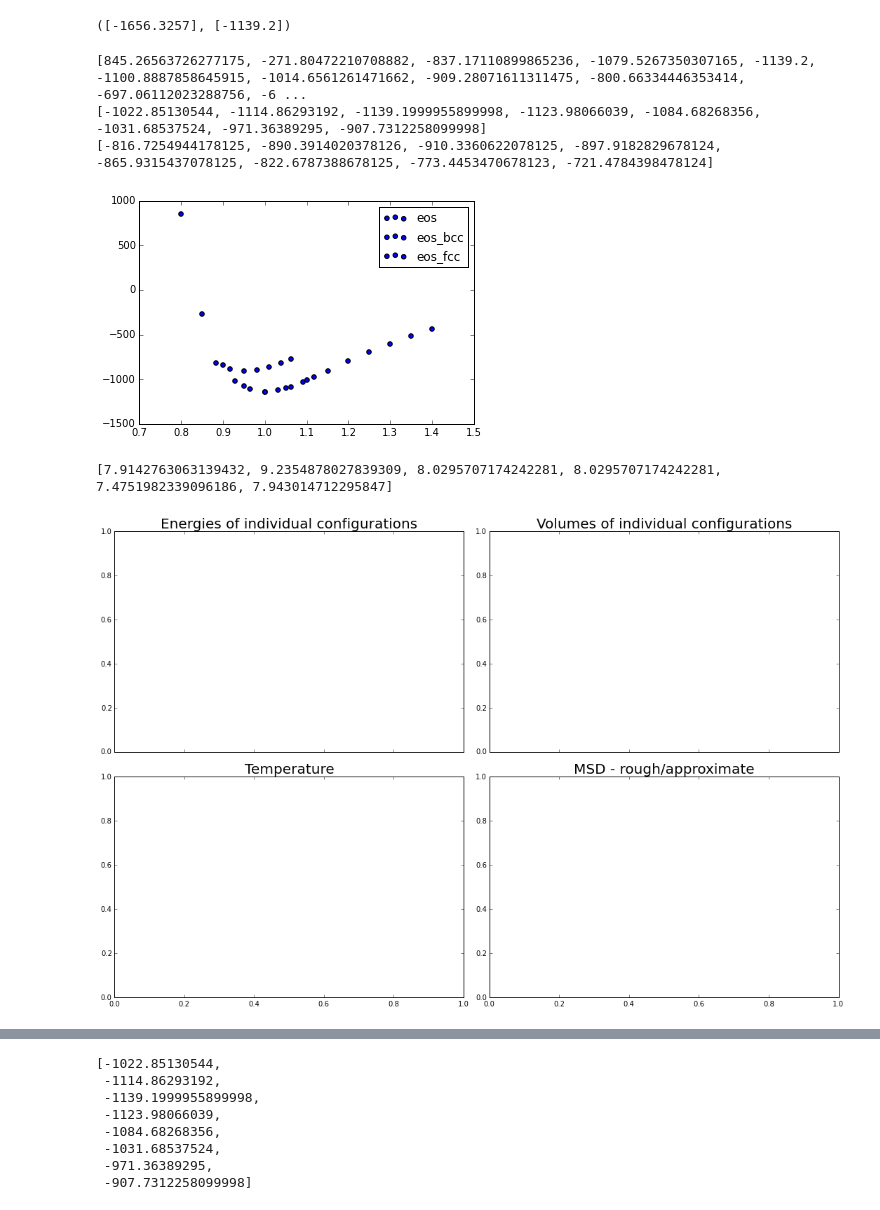
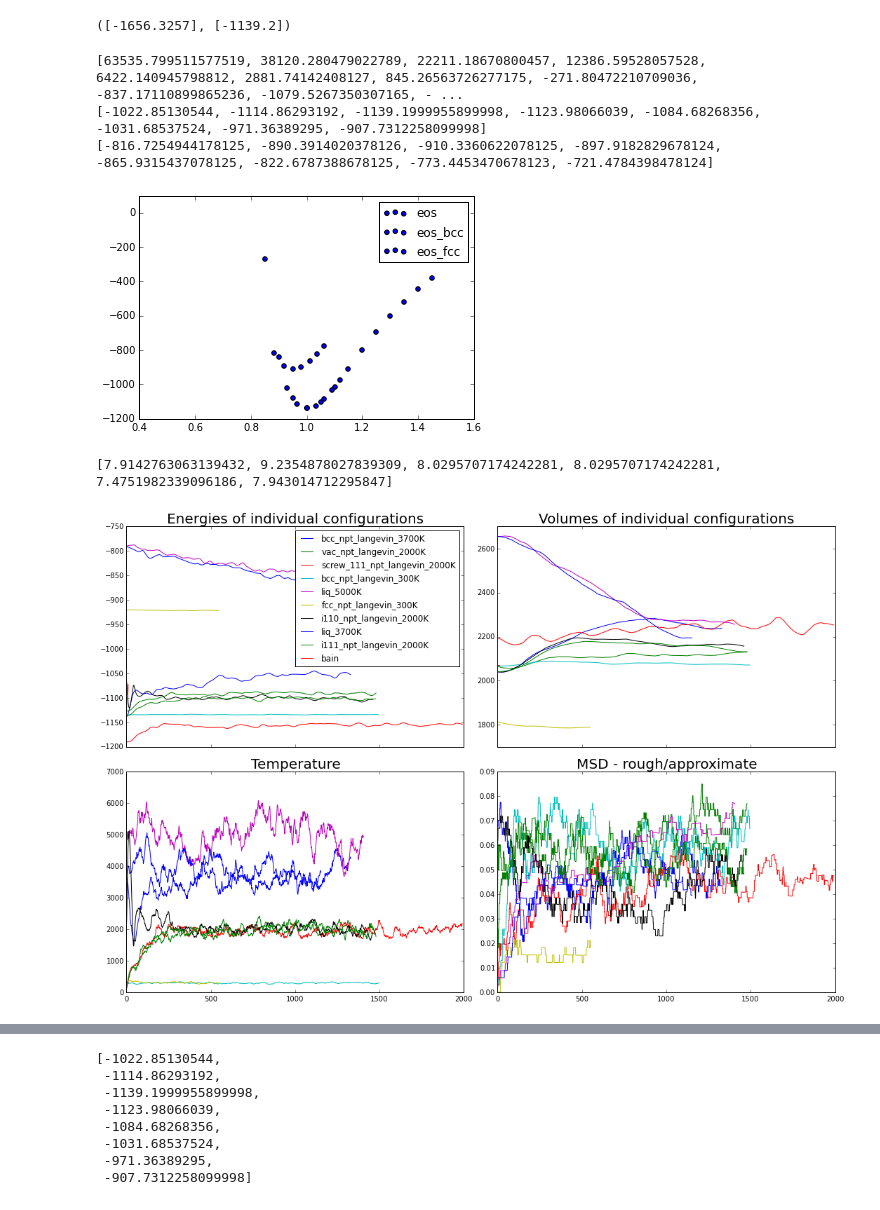
Before and after one commit to vlcekl/eam-models, a Jupyter notebook: notebooks/read_and_clean_dft_data.ipynb, the cells around one changed output, grey strips where cells are left out. Cells and saved outputs as stored; diff of their text form; code cells hidden in the pictures.

```diff
--- a/notebooks/read_and_clean_dft_data.ipynb
+++ b/notebooks/read_and_clean_dft_data.ipynb
@@ -324,13 +263,9 @@ trjs_0k['bcc_0k']['total_energy'], trjs['relax'][0]['energy']
 ([-1656.3257], [-1139.2])
 # %%
 # Create configurations and energies based on universal equation of state for BCC tungsten
-#traj_eos = scale_configuration(copy.deepcopy(trjs['relax'][0]['bcc_0k']), 1.0)
-traj_eos = scale_configuration(copy.deepcopy(trjs['relax'][0]), 0.8)
-
-# select configurations outside the range of direct DFT EOS calculations
-scale_eos = [0.85, 0.9, 0.95, 1.0, 1.05, 1.1, 1.15, 1.2, 1.25, 1.3, 1.35, 1.4, 1.45]
-
-for scale in scale_eos:
-    #traj_scale = copy.deepcopy(trjs_0k['bcc_0k'])
+traj_eos = scale_configuration(copy.deepcopy(trjs['relax'][0]), 0.5)
+for scale in list(np.linspace(0.55, 1.5, 20)):
     traj_scale = copy.deepcopy(trjs['relax'][0])
     traj_eos.append(scale_configuration(traj_scale, scale))
+
+trjs['eos'] = traj_eos
@@ -341,12 +274,13 @@ trjs['eos'] = traj_eos
 #traj_inf = copy.deepcopy(trjs_0k['bcc_0k'])
 traj_inf = copy.deepcopy(trjs['relax'][0])
 traj_inf = scale_configuration(traj_inf, 100.0)
-traj_inf['temp'] = [100.0]
+trjs['inf'] = traj_inf
 # %%
-# Add inf configuration to static pseudo-trajectory and set temperature to 100 K (for convenience)
-for key in ['relax','eos','eos_bcc','eos_fcc','bain']:
-    #trjs[key].append(traj_inf)
-    trjs[key]['temp'] = [100.0 for _ in range(len(trjs[key]['energy']))]
+# Set temperature to 300 K (for convenience)
+pseudo_trajs = ['relax', 'bain', 'vacint', 'eos_bcc', 'eos', 'eos_fcc', 'inf']
+
+for key in pseudo_trajs:
+    trjs[key]['temp'] = [300.0 for _ in range(len(trjs[key]['energy']))]
 # %%
 for key, trj in trjs.items():
     #print(i, list(zip(trj['atom_name'], trj['atom_num'])), len(trj['temp']))
@@ -355,9 +289,10 @@ for key, trj in trjs.items():
         print(trj['energy'][:])
 plt.legend()
 #plt.xlim(-1780,-1100)
+plt.ylim(-1200,100)
 plt.show()
 # %% [output]
-[845.26563726277175, -271.80472210708882, -837.17110899865236, -1079.5267350307165, -1139.2, -1100.8887858645915, -1014.6561261471662, -909.28071611311475, -800.66334446353414, -697.06112023288756, -6 ...
+[63535.799511577519, 38120.280479022789, 22211.18670800457, 12386.59528057528, 6422.140945798812, 2881.74142408127, 845.26563726277175, -271.80472210709036, -837.17110899865236, -1079.5267350307165, - ...
 [-1022.85130544, -1114.86293192, -1139.1999955899998, -1123.98066039, -1084.68268356, -1031.68537524, -971.36389295, -907.7312258099998]
 [-816.7254944178125, -890.3914020378126, -910.3360622078125, -897.9182829678124, -865.9315437078125, -822.6787388678125, -773.4453470678123, -721.4784398478124]
-[figure, old version]
+[figure, new version]
@@ -372,33 +299,41 @@ def get_msd(xyzs):
 # %%
+def get_msd(xyzs):
+    """Return mean squared displacement (msd) for a given trajectory (traj)."""
+    msd = []
+    for rs in xyzs:
+        msd.append(np.mean((rs - xyzs[0])**2))
+    #msd = [0.0 for _ in range(len(xyzs))]
+    return np.array(msd)
+
 fig, axes = plt.subplots(2, 2, sharex='col', figsize=(15,10))
 
 for key, traj in trjs.items():
-    if 'relax' in key or 'eos' in key or 'vacint':
+
+    if 'relax' in key or 'eos' in key or 'vacint' in key or 'inf' in key:
         continue
-
 
     #axes[0,0].plot([e/x.shape[0] for e, x in zip(traj['energy'], traj['xyz'])], label=dset)
     if 'screw' in key:
         axes[0,0].plot([e for e, x in zip(traj['energy'], traj['xyz'])], label=key)
         axes[0,1].plot([np.linalg.det(b) for b in traj['box']], label=key)
     else:
         axes[0,0].plot([e for e, x in zip(traj['energy'], traj['xyz'])], label=key)
         axes[0,1].plot([np.linalg.det(b) for b in traj['box']], label=key)
 
 
     axes[1,0].plot([t for t in traj['temp']], label=key)
 
     msd = get_msd(traj['xyz'])
     axes[1,1].plot(msd, label=key)
 
 axes[0,0].legend()
 axes[0,0].set_title('Energies of individual configurations', fontsize=20)
 axes[0,1].set_title('Volumes of individual configurations', fontsize=20)
 axes[1,0].set_title('Temperature', fontsize=20)
 axes[1,1].set_title('MSD - rough/approximate', fontsize=20)
 fig.tight_layout()
 
 print([128*128/np.linalg.det(b) for b in trjs['relax']['box']])
 # %% [output]
 [7.9142763063139432, 9.2354878027839309, 8.0295707174242281, 8.0295707174242281, 7.4751982339096186, 7.943014712295847]
-[figure, old version]
+[figure, new version]
```
Also changed, not shown: parts of 36 cells of this notebook, 35 other files.
